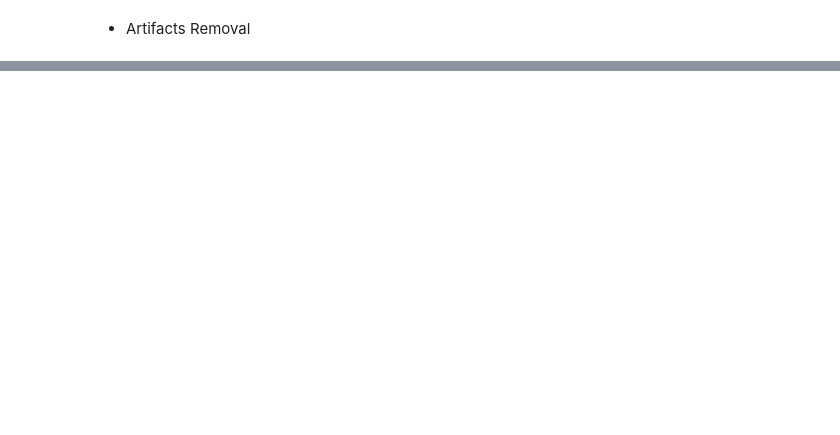
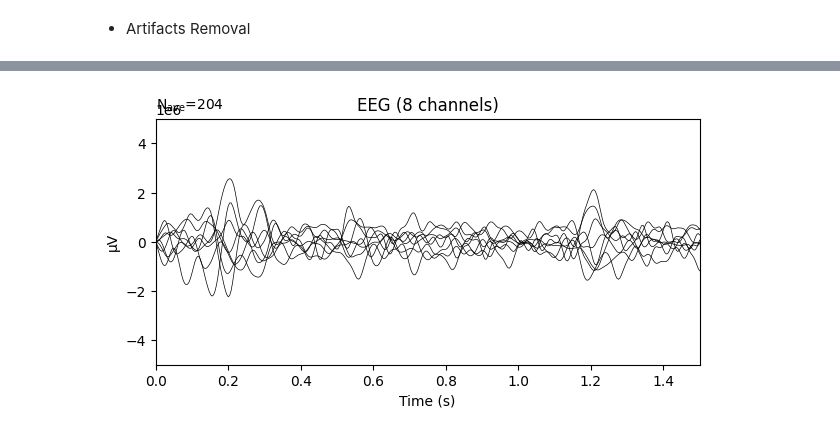
Before and after one commit to pipogood/Senior_Thesis, a Jupyter notebook: Data_preprocessing.ipynb, the cells around one changed output, grey strips where cells are left out. Drawn from its saved outputs; the diff is of its cells as text; code cells hidden in the pictures; blank space fills up the shorter version.

```diff
--- a/Data_preprocessing.ipynb
+++ b/Data_preprocessing.ipynb
@@ -78,2 +67,12 @@ max(eeg_ref[0][0][0])
 # %% [markdown]
 - Artifacts Removal
+# %%
+events, event_dict = mne.events_from_annotations(eeg_ref)
+epochs = mne.Epochs(eeg_ref, events,
+        tmin=0.0,     # init timestamp of epoch (0 means trigger timestamp same as event start)
+        tmax=1.5,    # final timestamp (10 means set epoch duration 10 second)
+        baseline=(0, 0),
+        event_id=event_dict,
+        preload = True,
+        event_repeated='drop'
+    )
@@ -79,0 +96,8 @@ max(eeg_ref[0][0][0])
+# %%
+plot_kwargs = dict(picks="all", ylim=dict(eeg=(-5000000, 5000000), eog=(-5, 15)))
+
+# plot the evoked for the EEG and the EOG sensors
+fig = epochs.average("all").plot(**plot_kwargs)
+fig.set_size_inches(600, 600)
+# %% [output]
+[figure, added]
```
Also changed, not shown: parts of 10 cells of this notebook, 2 other files.
